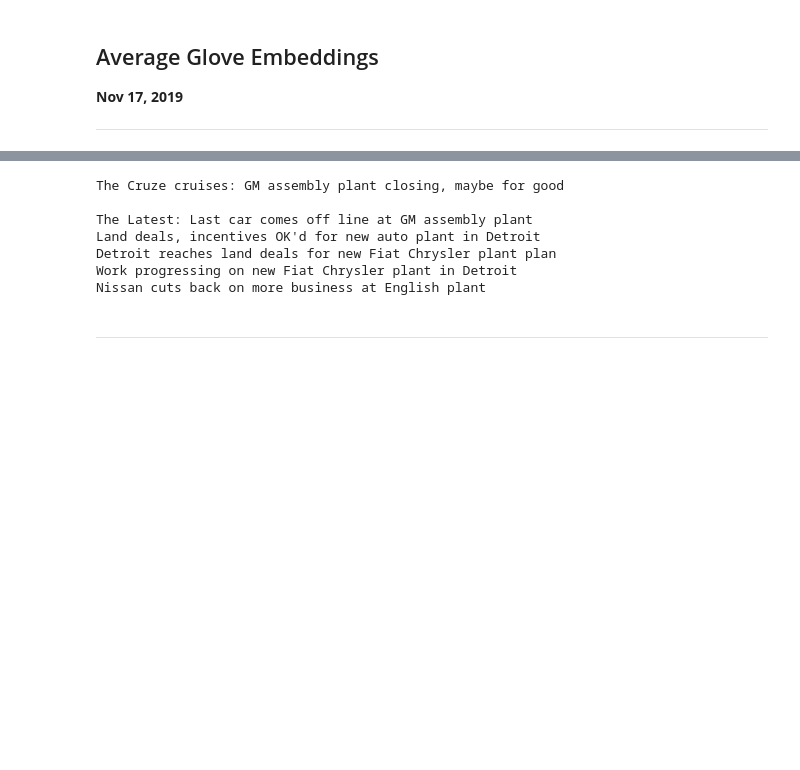
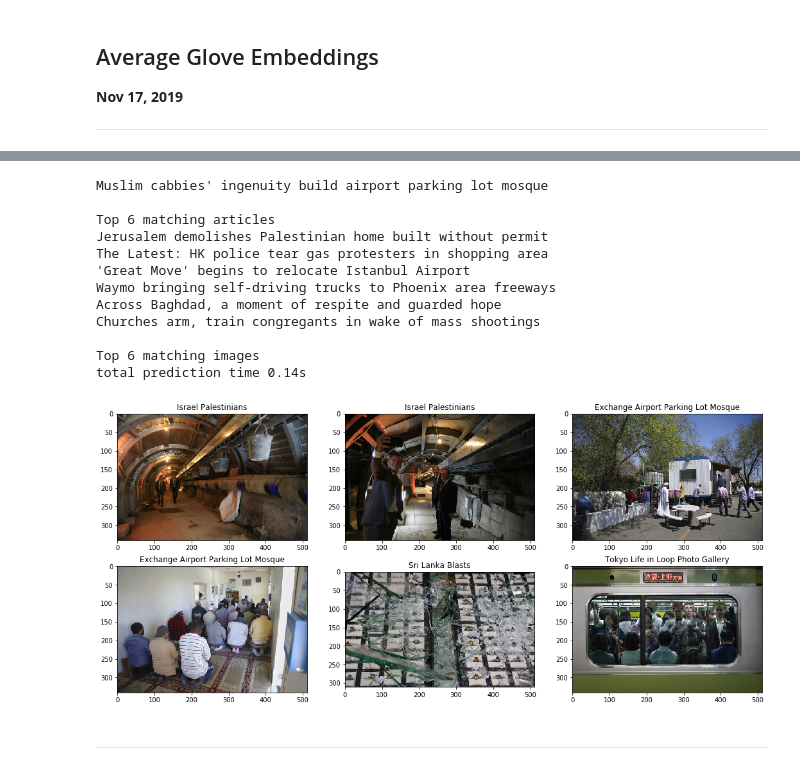
Before and after one commit to phoebewong/AC297r_2019_Associated_Press, a Jupyter notebook: notebooks/avg_glove_embeddings.ipynb, the cells around one changed output, grey strips where cells are left out. Cells and saved outputs as stored; diff of their text form; code cells hidden in the pictures; blank space fills up the shorter version.

Commit message:
added avg glove embeddings, fixed some weird UI errors

```diff
--- a/notebooks/avg_glove_embeddings.ipynb
+++ b/notebooks/avg_glove_embeddings.ipynb
@@ -36,17 +35,0 @@ words_matrix = words.values
-# %%
-def vec(w):
-    try:
-        return words.loc[w].values
-    except:
-        return np.zeros(D)
-
-def find_closest_words(word, n=5):
-    v = vec(word)
-    diff = words_matrix - v
-    delta = np.sum(diff * diff, axis=1)
-    closest_words = []
-    for i in range(n):
-        min_ind = np.argmin(delta)
-        closest_words.append(words.iloc[min_ind].name)
-        delta[min_ind] = 500
-    return closest_words
@@ -92,26 +94,53 @@ norm_embeddings_load = np.multiply(repeated_norms, all_embeddings_load)
+# %%
+image_embeddings_load = np.load(f'{constants.DATA_DIR}/image_summary_embeddings.npy')
+article_embeddings_load = np.load(f'{constants.DATA_DIR}/article_headline_embeddings.npy')
 # %%
+start_time = time.time()
 random_ind = np.random.randint(0, len(article_summary))
 random_article = article_summary.iloc[random_ind].headline
 print(random_article + '\n')
 text_prep = preprocessing(random_article)
-emb, total, count, missed_words = average_embedding(text_prep)
+emb = average_embedding(text_prep)
 emb = emb.reshape(-1,1)/np.linalg.norm(emb)
 
-# finding nearest neighbors
-k = 5
-scores = np.dot(norm_embeddings_load, emb).flatten()
-scores[random_ind] = 0
-top_k = np.argsort(-scores)[:k]
+# finding nearest neighbors articles
+k = 6
+scores_articles = np.dot(article_embeddings_load, emb).flatten()
+scores_articles[random_ind] = 0
+top_k_articles = np.argsort(-scores_articles)[:k]
 
-for ind in top_k:
+print(f'Top {k} matching articles')
+for ind in top_k_articles:
     print(article_summary.iloc[ind].headline)
+
+scores_images = np.dot(image_embeddings_load, emb).flatten()
+top_k_images = np.argsort(-scores_images)[:k]
+
+print(f'\nTop {k} matching images')
+
+rows = math.ceil(k/3)
+cols = 3
+fig, ax = plt.subplots(nrows=rows, ncols=cols, figsize=(6*cols,4*rows))
+ax = ax.ravel()
+for i,ind in enumerate(top_k_images):
+    image = image_summary.iloc[ind]
+    img_file = plt.imread(f'{preview_dir}/{image.id}.jpg')
+    ax[i].imshow(img_file)
+    ax[i].set_title(image.title)
+print(f'total prediction time {time.time() - start_time:.2f}s')
 # %% [output]
-The Cruze cruises: GM assembly plant closing, maybe for good
+Muslim cabbies' ingenuity build airport parking lot mosque
 
-The Latest: Last car comes off line at GM assembly plant
-Land deals, incentives OK'd for new auto plant in Detroit
-Detroit reaches land deals for new Fiat Chrysler plant plan
-Work progressing on new Fiat Chrysler plant in Detroit
-Nissan cuts back on more business at English plant
+Top 6 matching articles
+Jerusalem demolishes Palestinian home built without permit
+The Latest: HK police tear gas protesters in shopping area
+'Great Move' begins to relocate Istanbul Airport
+Waymo bringing self-driving trucks to Phoenix area freeways
+Across Baghdad, a moment of respite and guarded hope
+Churches arm, train congregants in wake of mass shootings
+
+Top 6 matching images
+total prediction time 0.14s
+[figure, added]
 # %% [markdown]
 ---
```
Also changed, not shown: parts of 8 cells of this notebook, 5 other files.
